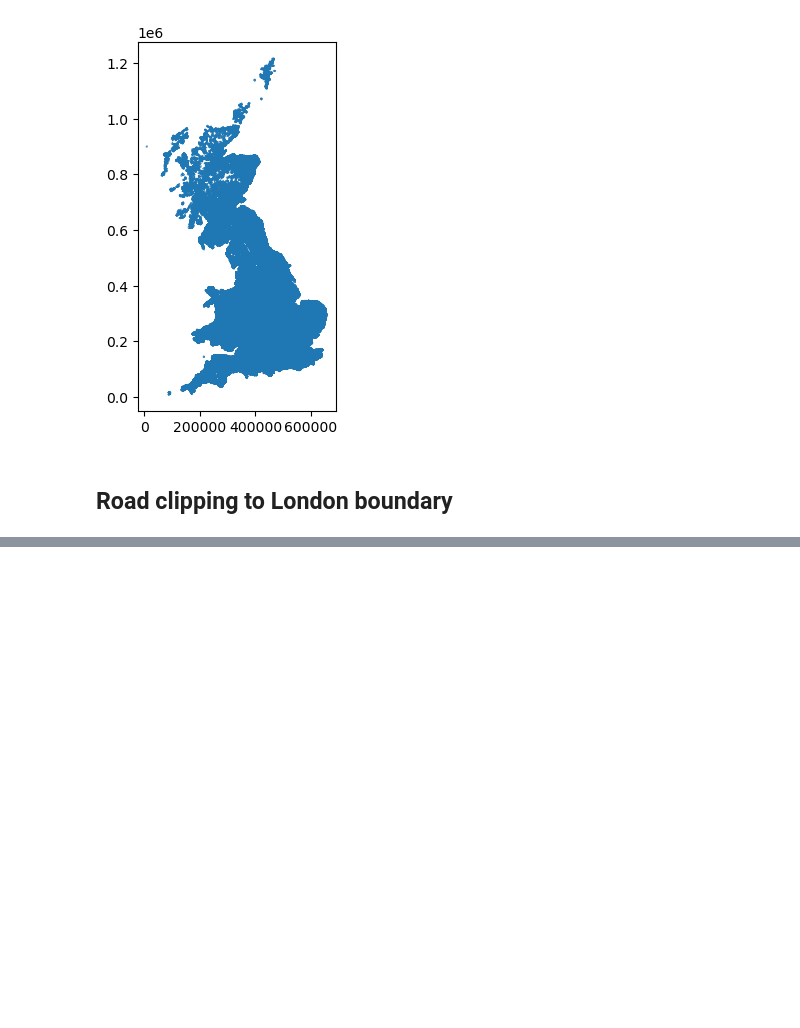
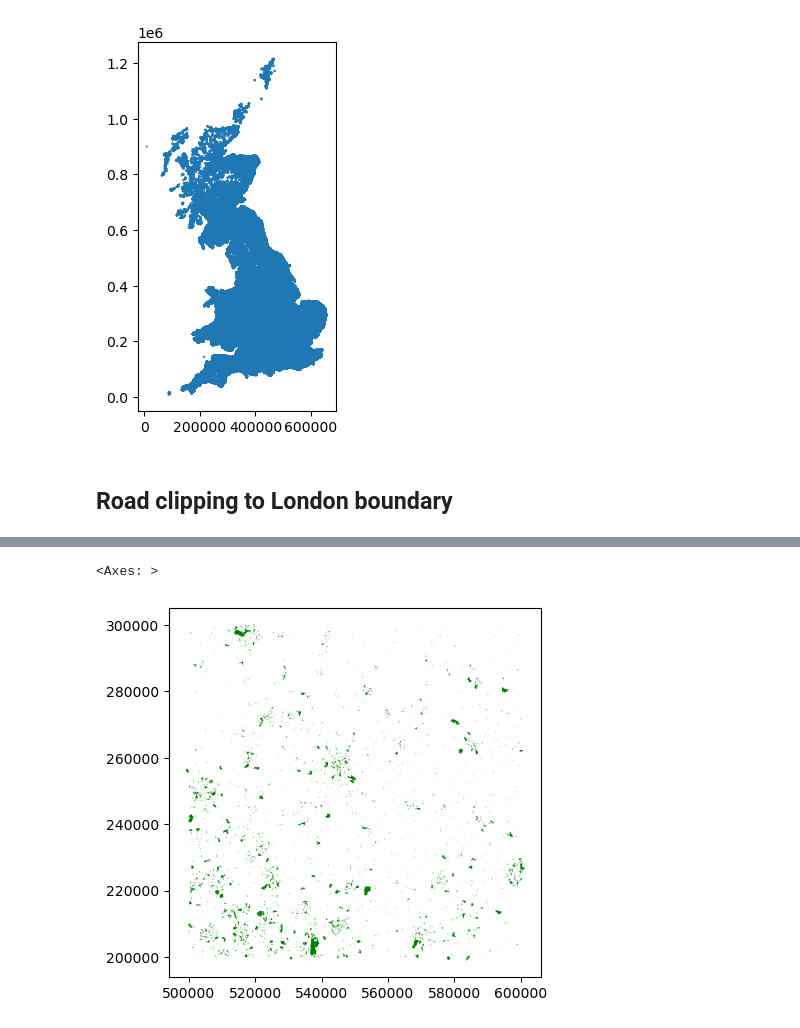
Before and after one commit to kbuksa/london-greenspace-access, a Jupyter notebook: london-road-merge.ipynb, the cells around one changed output, grey strips where cells are left out. Drawn from its saved outputs; the diff is of its cells as text; code cells hidden in the pictures; blank space fills up the shorter version.

```diff
--- a/london-road-merge.ipynb
+++ b/london-road-merge.ipynb
@@ -91,0 +126,5 @@ london_roads.plot(column='form_of_way',
+# %%
+greenspace_TL.plot(color='green')
+# %% [output]
+<Axes: >
+[figure, added]
```
Also changed, not shown: parts of 19 cells of this notebook.
